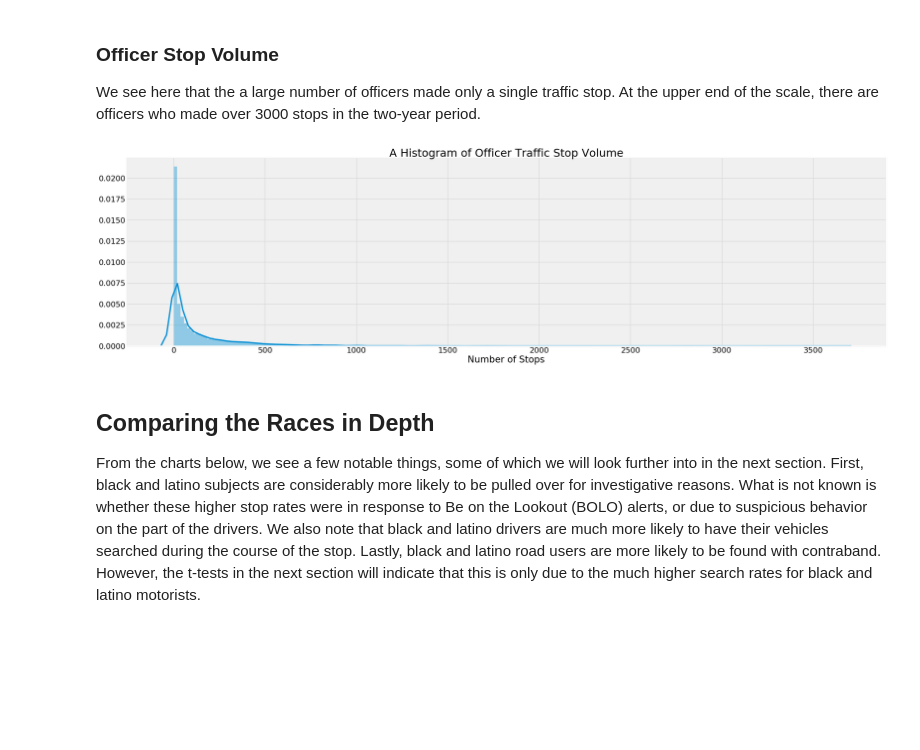
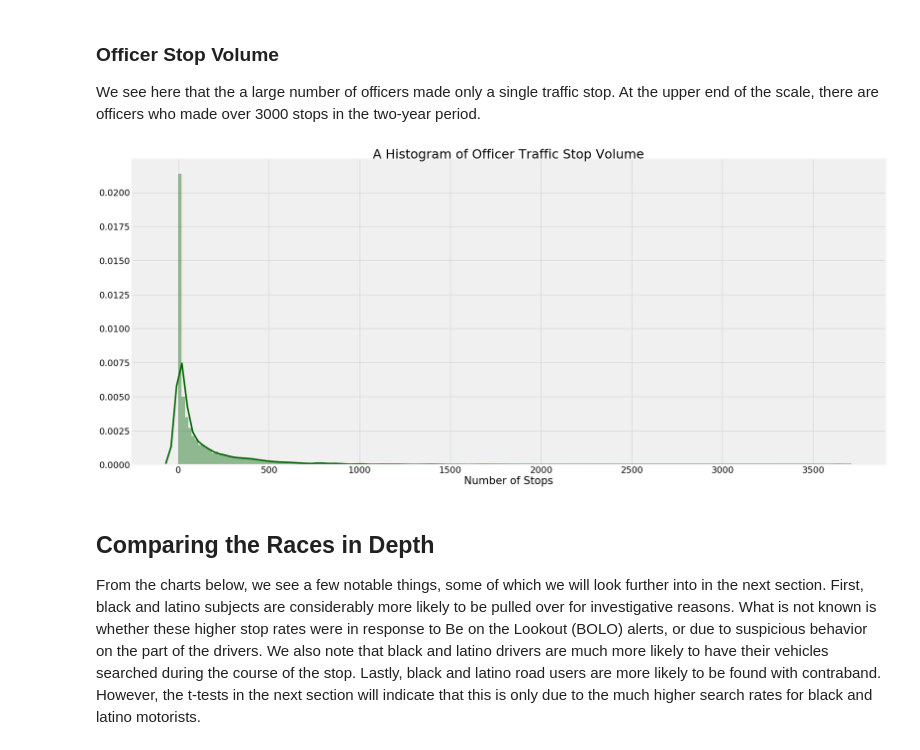
Before and after one commit to maf5509/Detecting_Implicit_Bias_in_Traffic_Stops, a Jupyter notebook: Traffic_Stop.ipynb, the cells around one changed output. Cells and saved outputs as stored; diff of their text form; code cells hidden in the pictures; blank space fills up the shorter version.

```diff
--- a/Traffic_Stop.ipynb
+++ b/Traffic_Stop.ipynb
@@ -450,11 +454,11 @@ for i in range(1,4):
 ### Officer Stop Volume
 We see here that the a large number of officers made only a single traffic stop. At the upper end of the scale, there are officers who made over 3000 stops in the two-year period.
 # %%
-sns.distplot(stop['officer'].value_counts(), bins=200)
+sns.distplot(stop['officer'].value_counts(), bins=200, color='darkgreen')
 plt.xlabel('Number of Stops')
 plt.title('A Histogram of Officer Traffic Stop Volume');
 # %% [output]
-[figure, old version]
+[figure, new version]
 # %% [markdown]
 ## Comparing the Races in Depth
 
```
Also changed, not shown: parts of 11 cells of this notebook.
